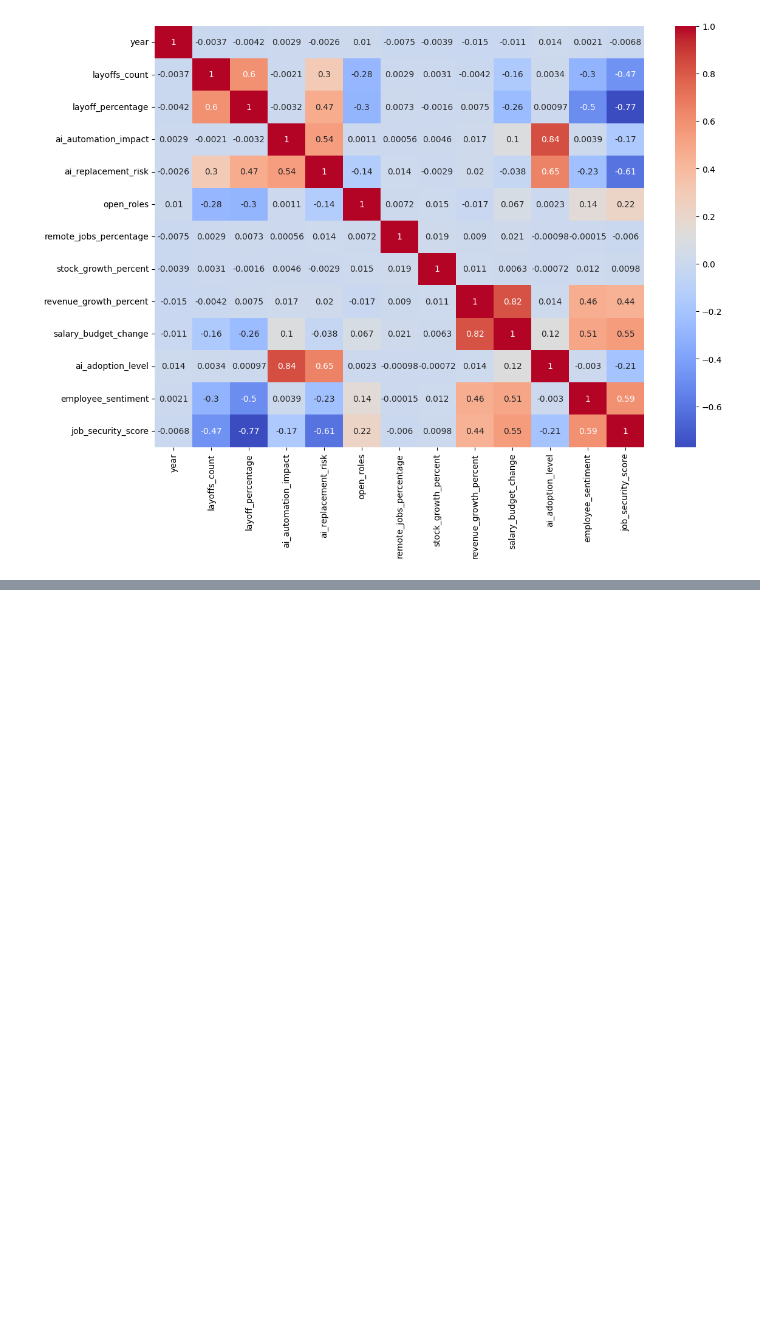
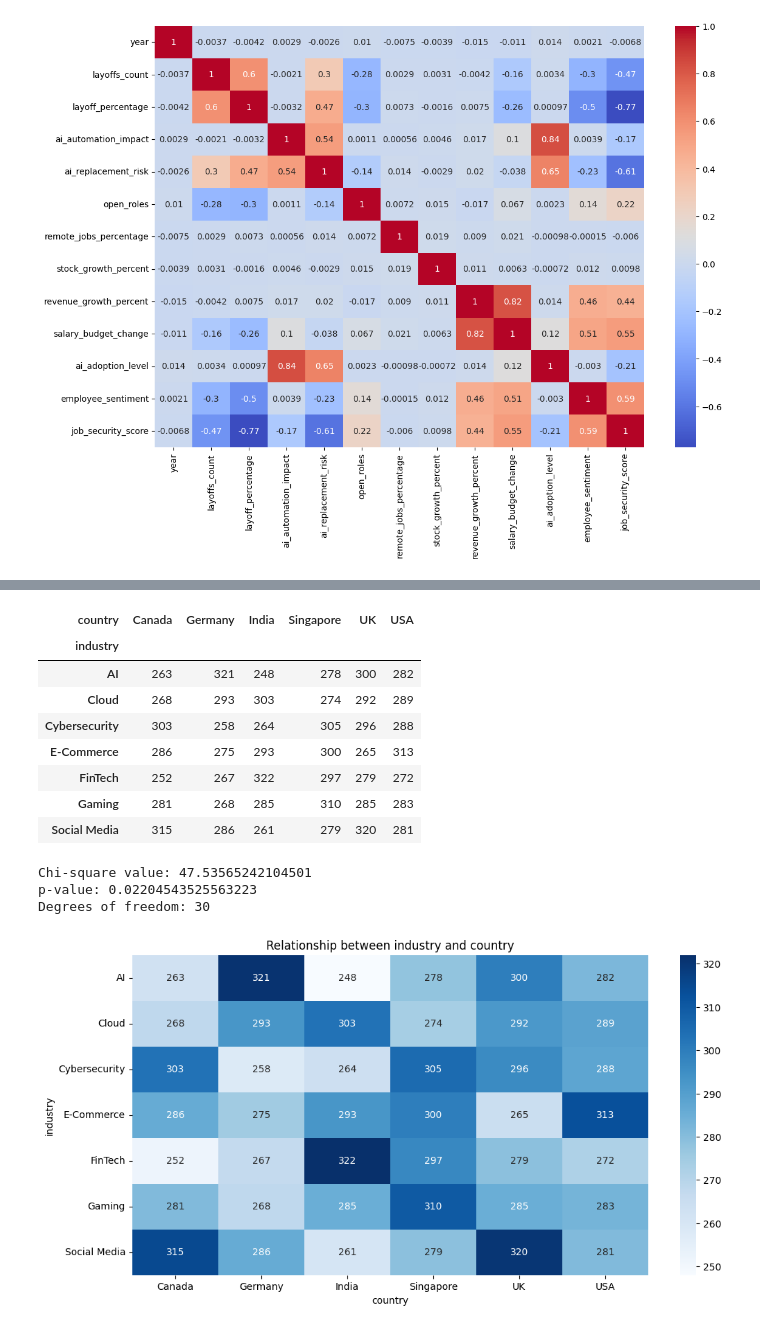
Before and after one commit to Ishasavani1402/Machin_Learning, a Jupyter notebook: LAYOFF_COUNT_PREDICTION/ml.ipynb, the cells around one changed output, grey strips where cells are left out. Cells and saved outputs as stored; diff of their text form; code cells hidden in the pictures; blank space fills up the shorter version.

```diff
--- a/LAYOFF_COUNT_PREDICTION/ml.ipynb
+++ b/LAYOFF_COUNT_PREDICTION/ml.ipynb
@@ -86,0 +111,35 @@ test shape : (3600, 1) : (3600,)
+# %%
+from scipy.stats import chi2_contingency
+cat1 = 'industry'
+cat2 = 'country'
+contingency_table = pd.crosstab(df[cat1], df[cat2]) # row # column
+
+display(contingency_table)
+# Chi-square test
+chi2, p_value, dof, expected = chi2_contingency(contingency_table)
+
+print("Chi-square value:", chi2)
+print("p-value:", p_value)
+print("Degrees of freedom:", dof)
+
+# Show relationship using heatmap
+plt.figure(figsize=(12, 6))
+sns.heatmap(contingency_table, annot=True, fmt="d", cmap="Blues")
+plt.title(f"Relationship between {cat1} and {cat2}")
+plt.xlabel(cat2)
+plt.ylabel(cat1)
+plt.show()
+# %% [output]
+| country | Canada | Germany | India | Singapore | UK | USA |
+| industry |  |  |  |  |  |  |
+| AI | 263 | 321 | 248 | 278 | 300 | 282 |
+| Cloud | 268 | 293 | 303 | 274 | 292 | 289 |
+| Cybersecurity | 303 | 258 | 264 | 305 | 296 | 288 |
+| E-Commerce | 286 | 275 | 293 | 300 | 265 | 313 |
+| FinTech | 252 | 267 | 322 | 297 | 279 | 272 |
+| Gaming | 281 | 268 | 285 | 310 | 285 | 283 |
+| Social Media | 315 | 286 | 261 | 279 | 320 | 281 |
+Chi-square value: 47.53565242104501
+p-value: 0.02204543525563223
+Degrees of freedom: 30
+[figure, added]
```
Also changed, not shown: parts of 16 cells of this notebook.
